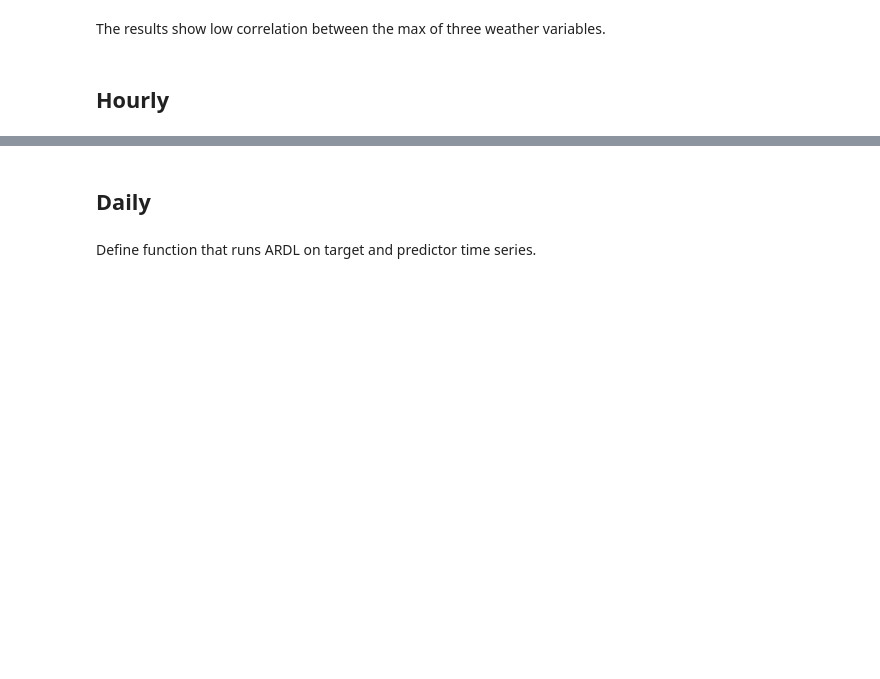
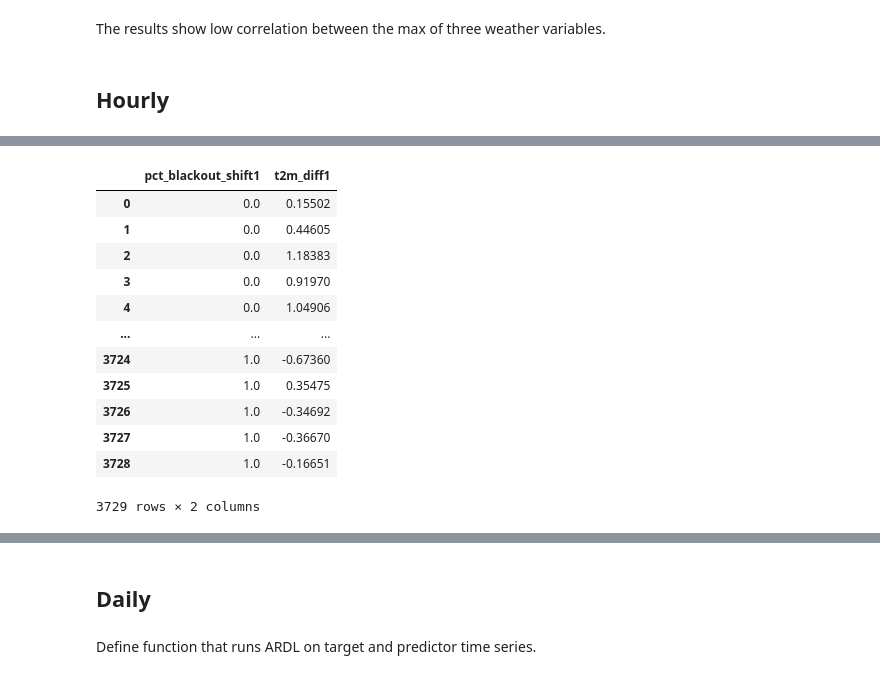
Before and after one commit to jesuslovesyiyi/Resilient_energy_network, a Jupyter notebook: current/05_model.ipynb, the cells around one changed output, grey strips where cells are left out. Cells and saved outputs as stored; diff of their text form; code cells hidden in the pictures; blank space fills up the shorter version.

```diff
--- a/current/05_model.ipynb
+++ b/current/05_model.ipynb
@@ -970,0 +1031,16 @@ for file in os.listdir(os.path.join(home_dir, hourly_diff_station_dir)):
+# %%
+station_diff_df
+# %% [output]
+|  | pct_blackout_shift1 | t2m_diff1 |
+| 0 | 0.0 | 0.15502 |
+| 1 | 0.0 | 0.44605 |
+| 2 | 0.0 | 1.18383 |
+| 3 | 0.0 | 0.91970 |
+| 4 | 0.0 | 1.04906 |
+| ... | ... | ... |
+| 3724 | 1.0 | -0.67360 |
+| 3725 | 1.0 | 0.35475 |
+| 3726 | 1.0 | -0.34692 |
+| 3727 | 1.0 | -0.36670 |
+| 3728 | 1.0 | -0.16651 |
+3729 rows × 2 columns
```
Also changed, not shown: parts of 6 cells of this notebook.
